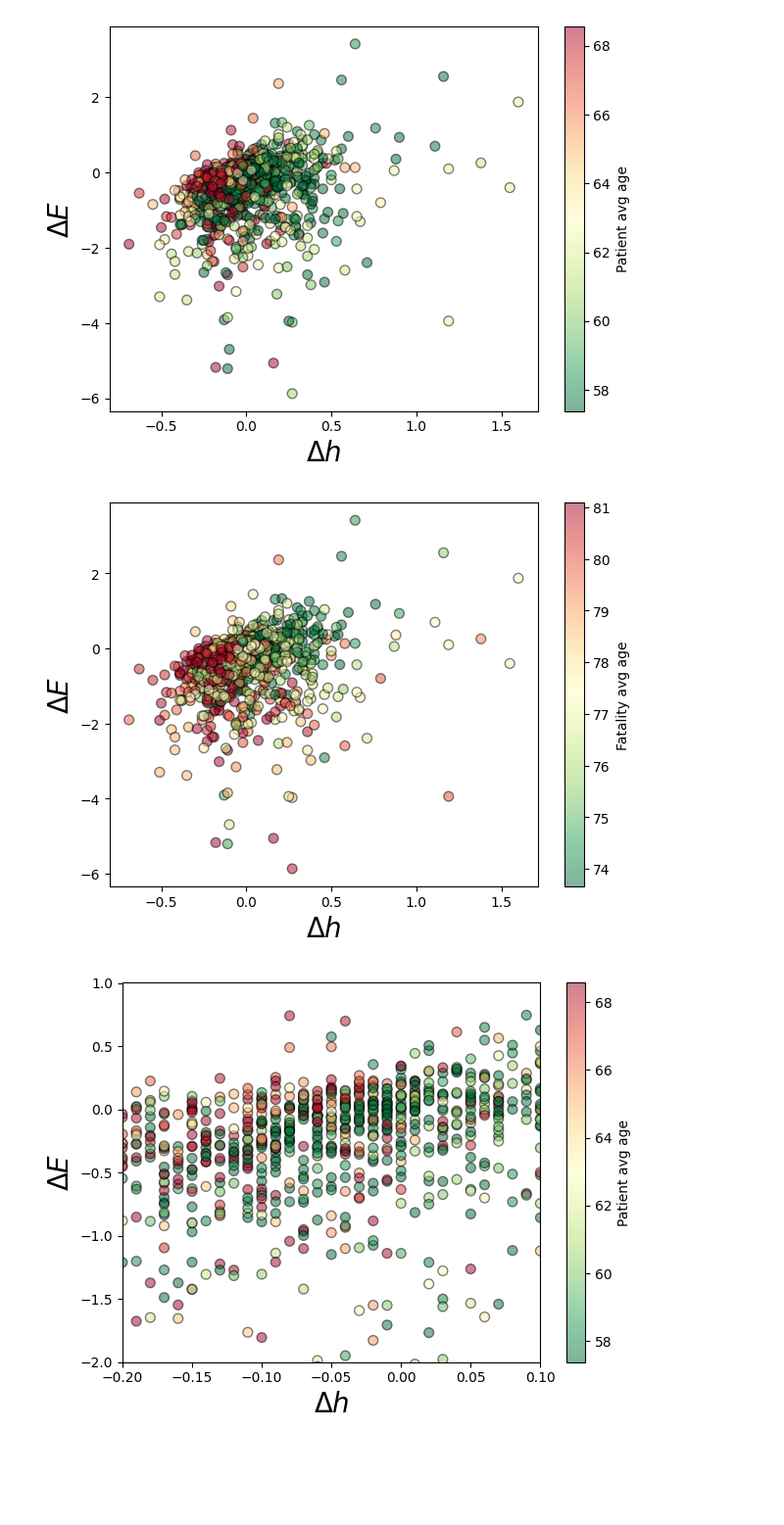
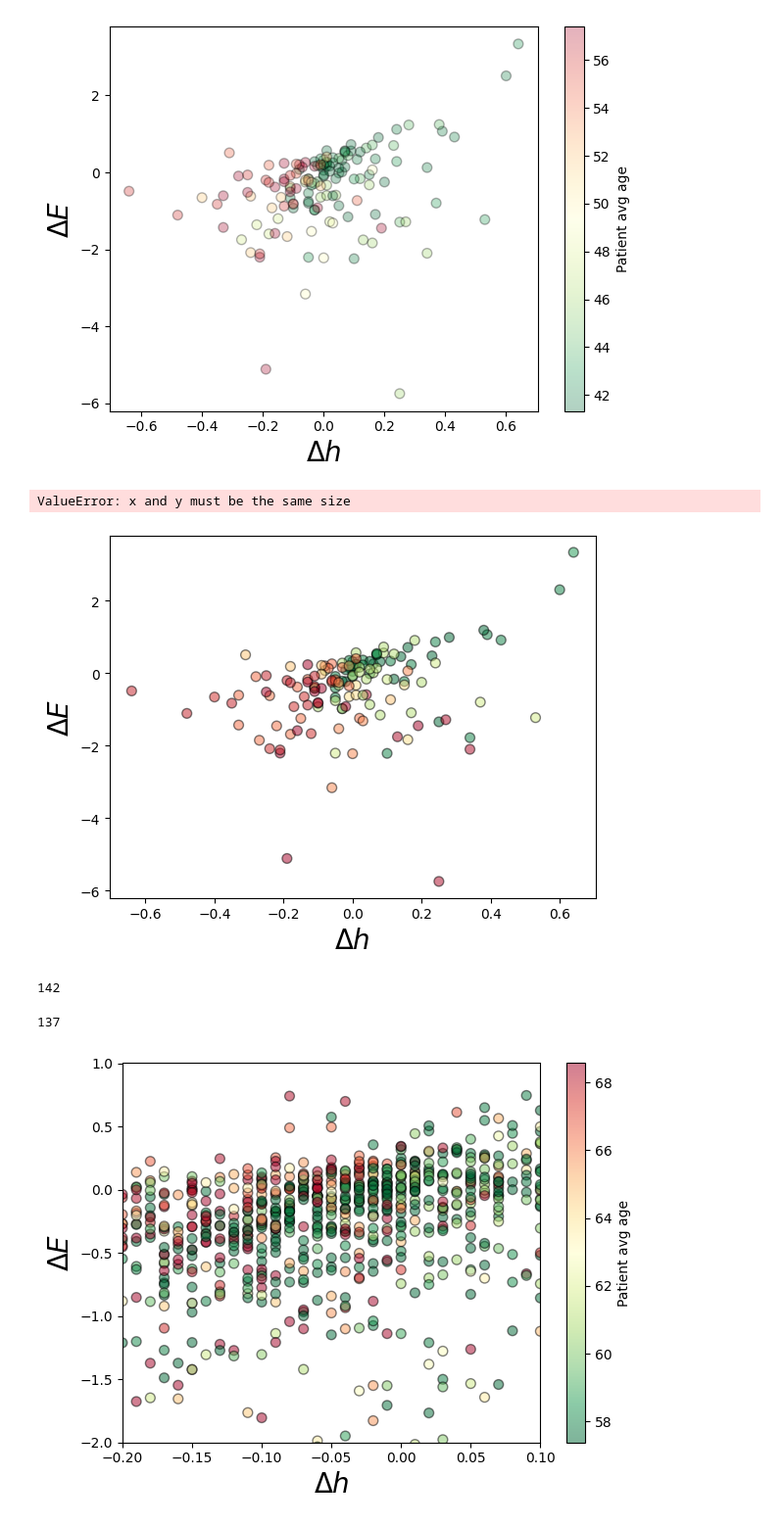
Before and after one commit to kwyosu7/Tuberculosis_hospital_optimization, a Jupyter notebook: at_b/result_analyze_locally.ipynb, the cells around one changed output. Shown at 98% size. Drawn from its saved outputs; the diff is of its cells as text; code cells hidden in the pictures; blank space fills up the shorter version.

```diff
--- a/at_b/result_analyze_locally.ipynb
+++ b/at_b/result_analyze_locally.ipynb
@@ -36,9 +36,9 @@ def b(data_, a):
 		atNp += sum( a*t[i]*N_t*phi_t)
 	return (E_0-atNp)/E_0 # b
 # %%
-for year in range(2014, 2023):
+for year in range(2014, 2023)[:1]:
     # year = 2014
-    data_path = '/home/users/YongsungKwon/workplace/Yongpyter/Tuberculosis_hospital_optimization/data_result/dataframe_40/'+str(year)+'_40.txt'
+    data_path = '/home/users/YongsungKwon/workplace/Yongpyter/Tuberculosis_hospital_optimization/data_result/data_over40/'+str(year)+'_40.txt'
     h_01_path='/home/users/YongsungKwon/workplace/Yongpyter/Tuberculosis_hospital_optimization/data_result/at_b/opt_E_h_a015_005/'+str(year)+'MC_age_h_opt_a_5.csv'
     h_00_path='/home/users/YongsungKwon/workplace/Yongpyter/Tuberculosis_hospital_optimization/data_result/at_b/opt_E_h_a015_005/'+str(year)+'MC_age_h_opt_a_15.csv'
 
@@ -51,35 +51,35 @@ for year in range(2014, 2023):
     age_centers = [45, 55, 65, 75, 85]
 
     # 숫자형 컬럼만 선택
     df_numeric = data.select_dtypes(include=[np.number])
 
     # 연령대별 신환자 비율 컬럼 찾기
     rn_columns = [col for col in df_numeric.columns if col.startswith("RN") and col[2:] in age_groups]
 
     # 가중 평균 나이 계산 (groupby 없이 로우 순서 그대로)
     data["weighted_age"] = data[rn_columns].mul(age_centers).sum(axis=1)
 
     a_01=-0.1
     b_01 = b(data, a_01)
     E_01 = E(data, h_01, a_01, b_01)
 
     E_00 = E(data, h_00, 0, 1)
 
     dh = h_01 - h_00
     dE = E_01 - E_00
 
     # Scatter plot, 컬러 값은 weighted_age
-    plt.scatter(dh, dE, c=data["weighted_age"], ec='k', s=50, cmap='RdYlGn_r', alpha=0.5)  # cmap은 색상 맵
+    plt.scatter(dh, dE, c=data["weighted_age"], ec='k', s=50, cmap='RdYlGn_r', alpha=0.3)  # cmap은 색상 맵
     # 레이블 설정
     plt.xlabel(r'$\Delta h$', size=20)
     plt.ylabel(r'$\Delta E$', size=20)
 
 plt.colorbar(label=r'Patient avg age')  # 컬러바 레이블
 plt.tight_layout()
 plt.savefig('/home/users/YongsungKwon/workplace/Yongpyter/Tuberculosis_hospital_optimization/data_result/figure/dh_dE_age/dh_dE_Nage.pdf',transparent=True,format='pdf')
 plt.show()
 # %% [output]
-[figure, old version]
+[figure, new version]
 # %%
 for year in range(2014, 2023):
     # year = 2014
@@ -121,10 +121,19 @@ for year in range(2014, 2023):
 
 plt.colorbar(label=r'Fatality avg age')  # 컬러바 레이블
 plt.tight_layout()
-plt.savefig('/home/users/YongsungKwon/workplace/Yongpyter/Tuberculosis_hospital_optimization/data_result/figure/dh_dE_age/dh_dE_Dage.pdf',transparent=True,format='pdf')
+# plt.savefig('/home/users/YongsungKwon/workplace/Yongpyter/Tuberculosis_hospital_optimization/data_result/figure/dh_dE_age/dh_dE_Dage.pdf',transparent=True,format='pdf')
 plt.show()
 # %% [output]
+ValueError: x and y must be the same size
-[figure, old version]
+[figure, new version]
+# %%
+len(dh)
+# %% [output]
+142
+# %%
+len(dE)
+# %% [output]
+137
 # %%
 for year in range(2014, 2023):
     # year = 2014
```
Also changed, not shown: 1 other file.
